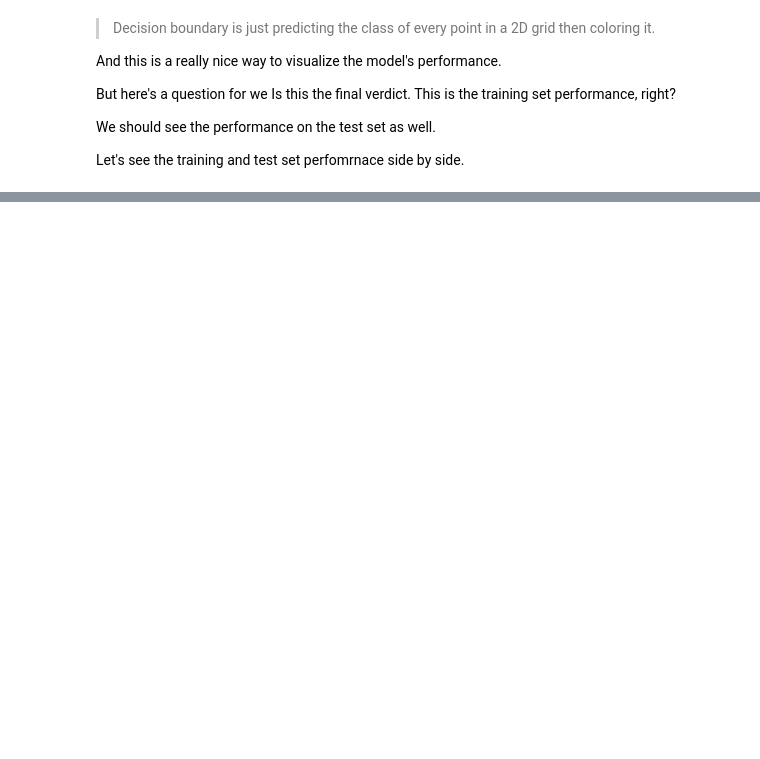
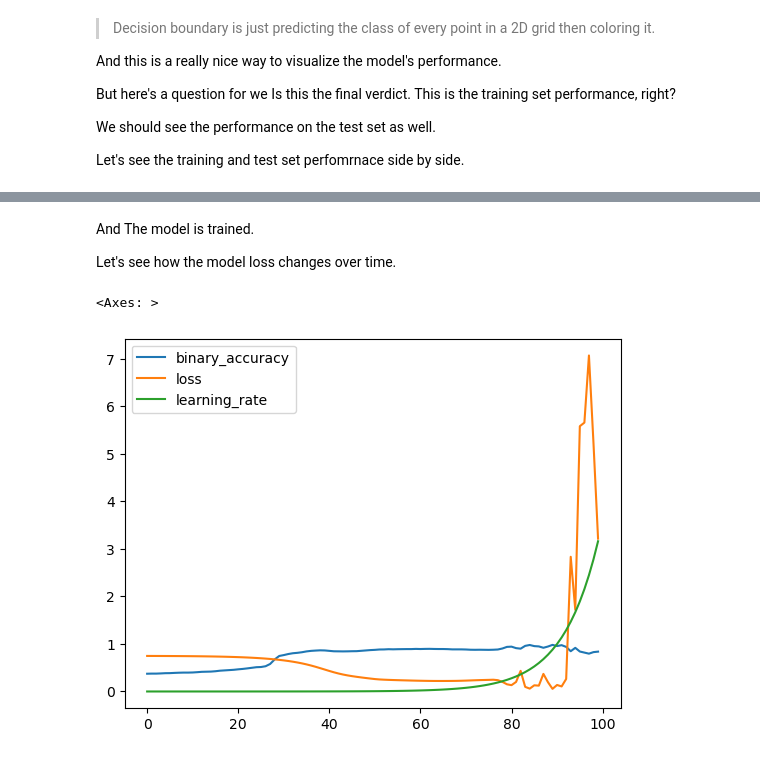
Before and after one commit to RishatTalukder/Deep_Learning_With_Tensorflow, a Jupyter notebook: 3_CLASSIFICATION/1_Neural_Network_Classification.ipynb, the cells around one changed output, grey strips where cells are left out. Saved outputs shown, nothing was run; the diff lists cells and outputs as text; code cells hidden in the pictures; blank space fills up the shorter version.

```diff
--- a/3_CLASSIFICATION/1_Neural_Network_Classification.ipynb
+++ b/3_CLASSIFICATION/1_Neural_Network_Classification.ipynb
@@ -534,0 +683,4 @@ Both seem very similler.
+# %%
+lr_scheduler = tf.keras.callbacks.LearningRateScheduler(
+    lambda epoch: 1e-5 * 10**(epoch / 18)
+)
@@ -534,0 +727,22 @@ Both seem very similler.
+# %%
+
+tf.random.set_seed(42)
+
+model_3 = tf.keras.Sequential([
+    layers.Input(shape=(2,)),
+    layers.Dense(5, activation=activations.leaky_relu),
+    layers.Dense(1, activation='sigmoid')
+])
+
+model_3.compile(
+    optimizer=optimizers.Adam(),
+    loss=losses.BinaryCrossentropy(),
+    metrics=[metrics.BinaryAccuracy()],
+)
+
+model_3.summary()
+
+# >>>>>>>>>
+# add the scheduler to the model while training it as a callback
+# <<<<<<<<
+model_3.fit(X_train, y_train, epochs=100, callbacks=[lr_scheduler],)
@@ -534,0 +779,11 @@ Both seem very similler.
+# %% [markdown]
+And The model is trained.
+
+Let's see how the model loss changes over time.
+# %%
+pd.DataFrame(
+    model_3.history.history
+).plot()
+# %% [output]
+<Axes: >
+[figure, added]
```
Also changed, not shown: parts of 32 cells of this notebook.
